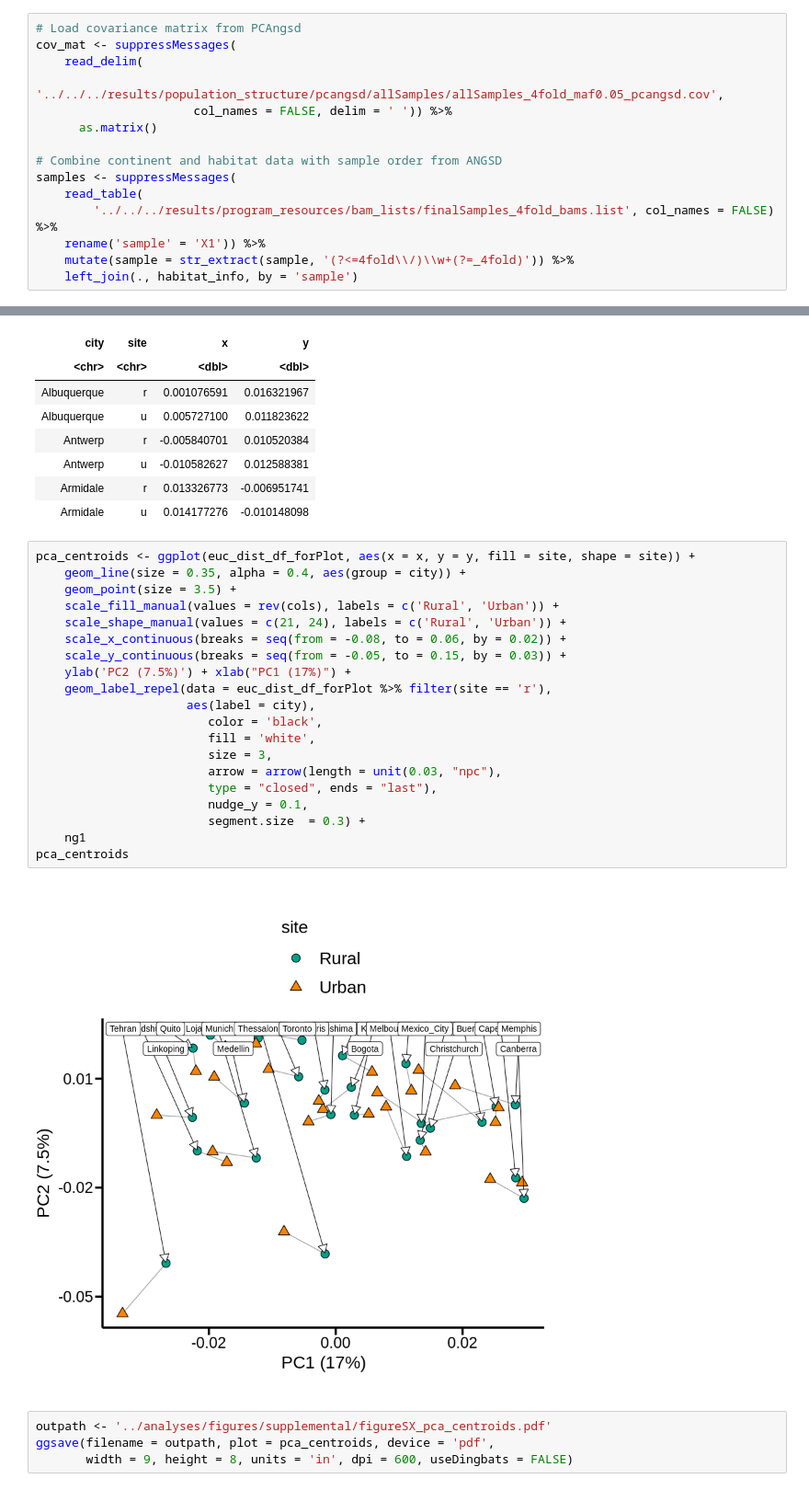
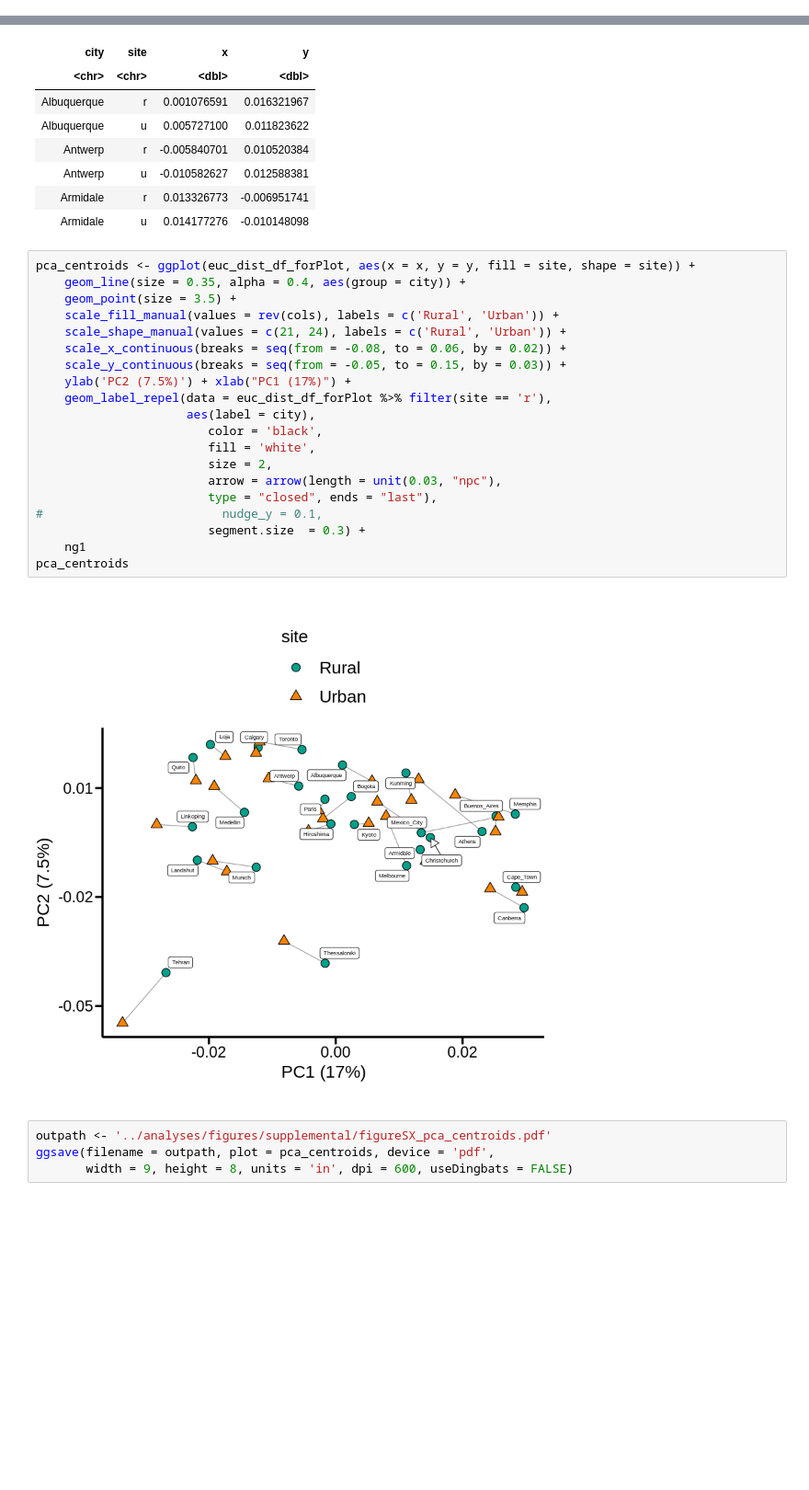
Before and after one commit to James-S-Santangelo/glue_pc, a Jupyter notebook: genomic-analyses/notebooks/diversity_and_populationStructure.r.ipynb, the cells around one changed output, grey strips where cells are left out. Shown: that part at 92% size. Cells and saved outputs as stored; diff of their text form; blank space fills up the shorter version.

Commit message:
Updating figures and generating diversity and pop structure summary datasets

```diff
--- a/genomic-analyses/notebooks/diversity_and_populationStructure.r.ipynb
+++ b/genomic-analyses/notebooks/diversity_and_populationStructure.r.ipynb
@@ -688,15 +535,0 @@ habitat_info <- suppressMessages(
-# %%
-# Load covariance matrix from PCAngsd
-cov_mat <- suppressMessages(
-    read_delim(
-        '../../../results/population_structure/pcangsd/allSamples/allSamples_4fold_maf0.05_pcangsd.cov',
-                      col_names = FALSE, delim = ' ')) %>%
-      as.matrix()
-
-# Combine continent and habitat data with sample order from ANGSD
-samples <- suppressMessages(
-    read_table(
-        '../../../results/program_resources/bam_lists/finalSamples_4fold_bams.list', col_names = FALSE) %>%
-    rename('sample' = 'X1')) %>%
-    mutate(sample = str_extract(sample, '(?<=4fold\\/)\\w+(?=_4fold)')) %>%
-    left_join(., habitat_info, by = 'sample')
@@ -788,25 +608,25 @@ A tibble: 6 × 4
 # %%
 pca_centroids <- ggplot(euc_dist_df_forPlot, aes(x = x, y = y, fill = site, shape = site)) +
     geom_line(size = 0.35, alpha = 0.4, aes(group = city)) +
     geom_point(size = 3.5) +
     scale_fill_manual(values = rev(cols), labels = c('Rural', 'Urban')) +
     scale_shape_manual(values = c(21, 24), labels = c('Rural', 'Urban')) +
     scale_x_continuous(breaks = seq(from = -0.08, to = 0.06, by = 0.02)) +
     scale_y_continuous(breaks = seq(from = -0.05, to = 0.15, by = 0.03)) +
     ylab('PC2 (7.5%)') + xlab("PC1 (17%)") +
     geom_label_repel(data = euc_dist_df_forPlot %>% filter(site == 'r'),
                      aes(label = city),
                         color = 'black',
                         fill = 'white',
-                        size = 3,
+                        size = 2,
                         arrow = arrow(length = unit(0.03, "npc"),
                         type = "closed", ends = "last"),
-                        nudge_y = 0.1,
+#                         nudge_y = 0.1,
                         segment.size  = 0.3) +
     ng1
 pca_centroids
 # %% [output]
-[figure, old version]
+[figure, new version]
 # %%
 outpath <- '../analyses/figures/supplemental/figureSX_pca_centroids.pdf'
 ggsave(filename = outpath, plot = pca_centroids, device = 'pdf',
```
Also changed, not shown: parts of 56 cells of this notebook, 24 other files.
